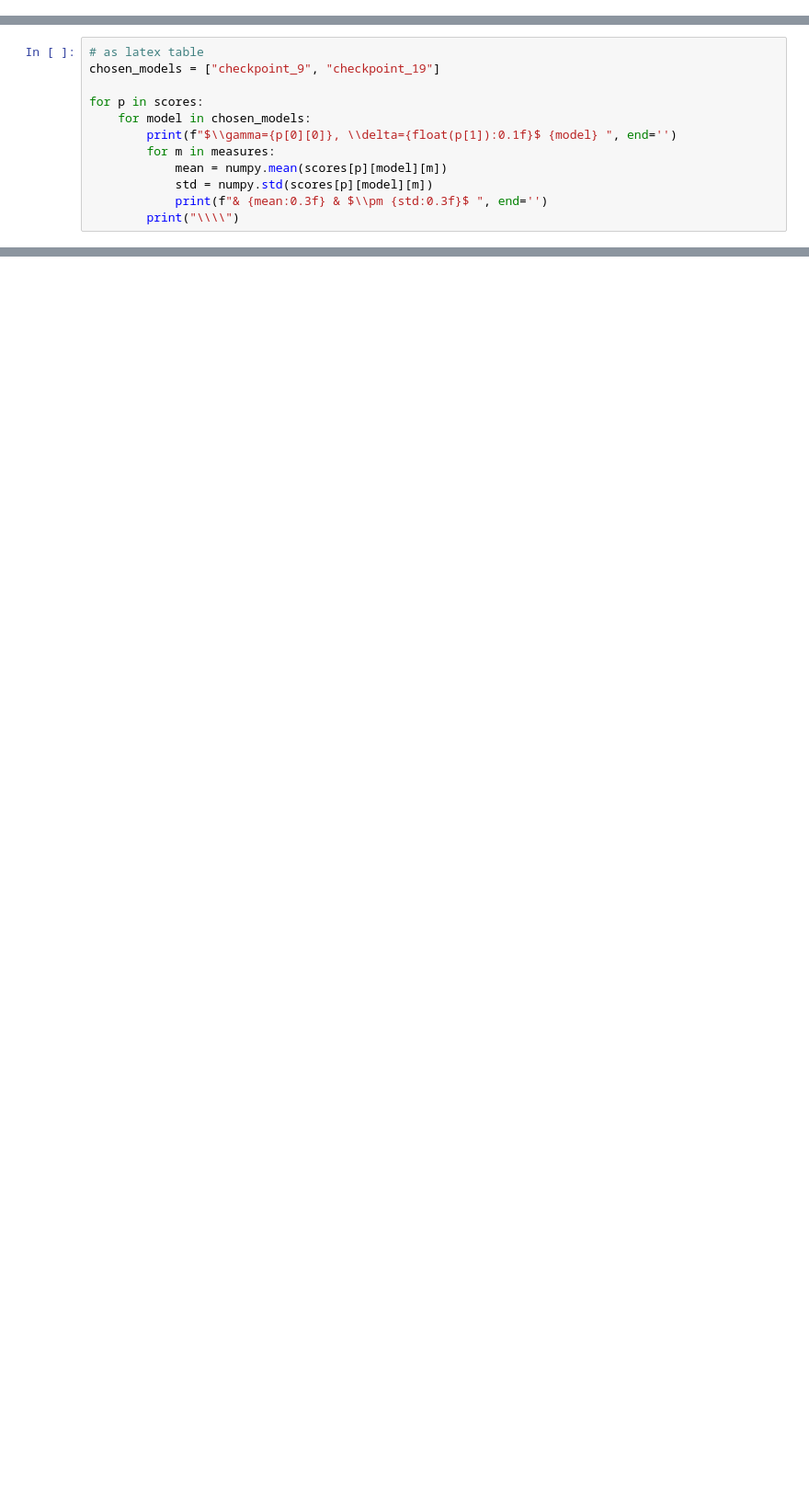
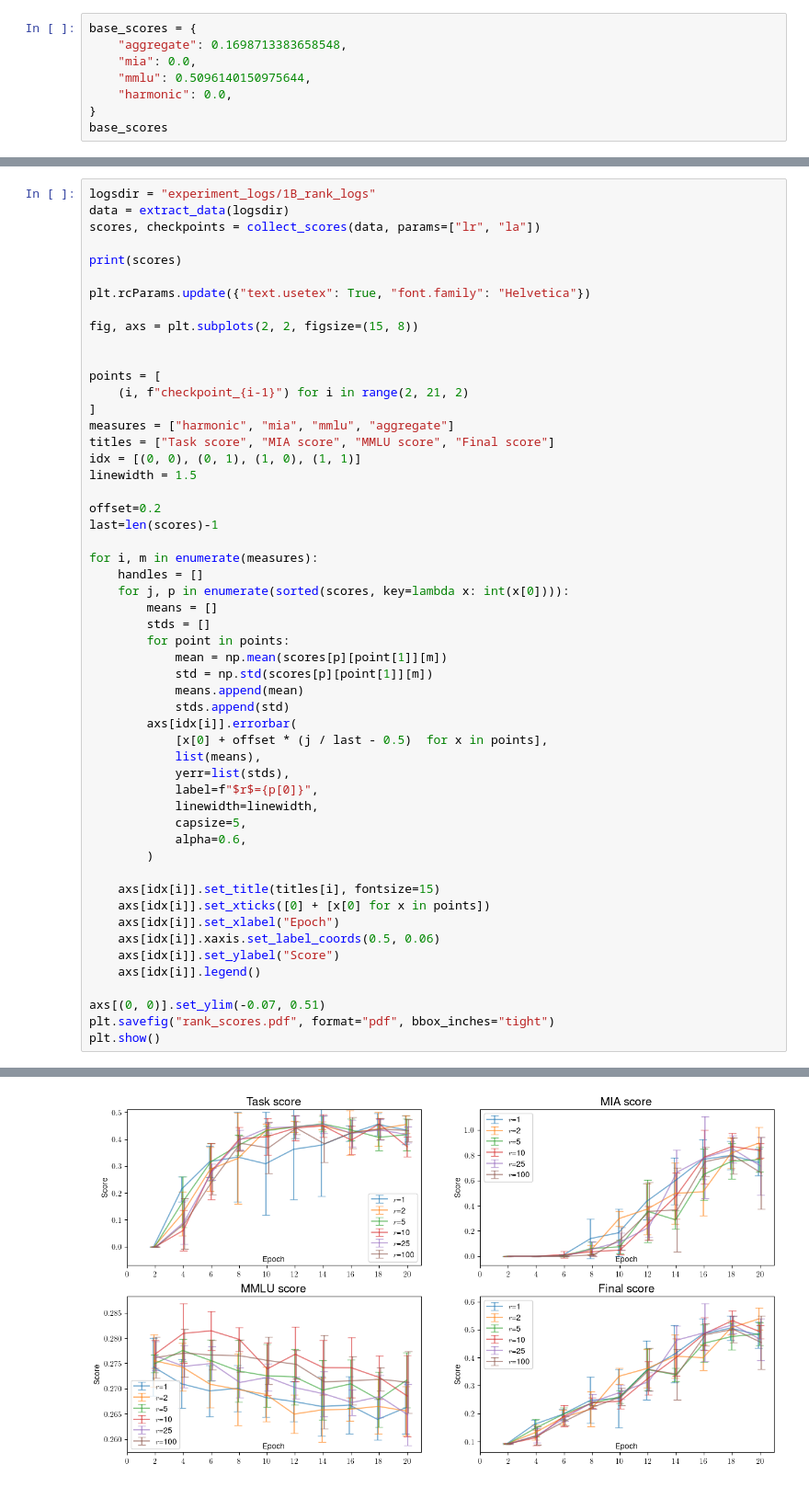
Before and after one commit to XelfXendr/peft_unlearning, a Jupyter notebook: jupyter/system_paper_experiment_results.ipynb, the cells around one changed output, grey strips where cells are left out. Shown at 92% size. Cells and saved outputs as stored; diff of their text form; blank space fills up the shorter version.

```diff
--- a/jupyter/system_paper_experiment_results.ipynb
+++ b/jupyter/system_paper_experiment_results.ipynb
@@ -66,0 +29,8 @@ base_scores
+# %%
+base_scores = {
+    "aggregate": 0.1698713383658548,
+    "mia": 0.0,
+    "mmlu": 0.5096140150975644,
+    "harmonic": 0.0,
+}
+base_scores
@@ -220,12 +170,0 @@ aggregate: 0.36668353021763506 +- 0.02196523384979371
-# %%
-# as latex table
-chosen_models = ["checkpoint_9", "checkpoint_19"]
-
-for p in scores:
-    for model in chosen_models:
-        print(f"$\\gamma={p[0][0]}, \\delta={float(p[1]):0.1f}$ {model} ", end='')
-        for m in measures:
-            mean = numpy.mean(scores[p][model][m])
-            std = numpy.std(scores[p][model][m])
-            print(f"& {mean:0.3f} & $\\pm {std:0.3f}$ ", end='')
-        print("\\\\")
@@ -240,0 +248,54 @@ $\gamma=0, \delta=1.0$ checkpoint_19 & 0.332 & $\pm 0.085$ & 0.400 & $\pm 0.113$
+# %%
+logsdir = "experiment_logs/1B_rank_logs"
+data = extract_data(logsdir)
+scores, checkpoints = collect_scores(data, params=["lr", "la"])
+
+print(scores)
+
+plt.rcParams.update({"text.usetex": True, "font.family": "Helvetica"})
+
+fig, axs = plt.subplots(2, 2, figsize=(15, 8))
+
+
+points = [
+    (i, f"checkpoint_{i-1}") for i in range(2, 21, 2)
+]
+measures = ["harmonic", "mia", "mmlu", "aggregate"]
+titles = ["Task score", "MIA score", "MMLU score", "Final score"]
+idx = [(0, 0), (0, 1), (1, 0), (1, 1)]
+linewidth = 1.5
+
+offset=0.2
+last=len(scores)-1
+
+for i, m in enumerate(measures):
+    handles = []
+    for j, p in enumerate(sorted(scores, key=lambda x: int(x[0]))):
+        means = []
+        stds = []
+        for point in points:
+            mean = np.mean(scores[p][point[1]][m])
+            std = np.std(scores[p][point[1]][m])
+            means.append(mean)
+            stds.append(std)
+        axs[idx[i]].errorbar(
+            [x[0] + offset * (j / last - 0.5)  for x in points],
+            list(means),
+            yerr=list(stds),
+            label=f"$r$={p[0]}",
+            linewidth=linewidth,
+            capsize=5,
+            alpha=0.6,
+        )
+
+    axs[idx[i]].set_title(titles[i], fontsize=15)
+    axs[idx[i]].set_xticks([0] + [x[0] for x in points])
+    axs[idx[i]].set_xlabel("Epoch")
+    axs[idx[i]].xaxis.set_label_coords(0.5, 0.06)
+    axs[idx[i]].set_ylabel("Score")
+    axs[idx[i]].legend()
+
+axs[(0, 0)].set_ylim(-0.07, 0.51)
+plt.savefig("rank_scores.pdf", format="pdf", bbox_inches="tight")
+plt.show()
+# %% [output]
@@ -240,0 +303 @@ $\gamma=0, \delta=1.0$ checkpoint_19 & 0.332 & $\pm 0.085$ & 0.400 & $\pm 0.113$
+[figure, added]
```
Also changed, not shown: parts of 12 cells of this notebook, 9 other files.
